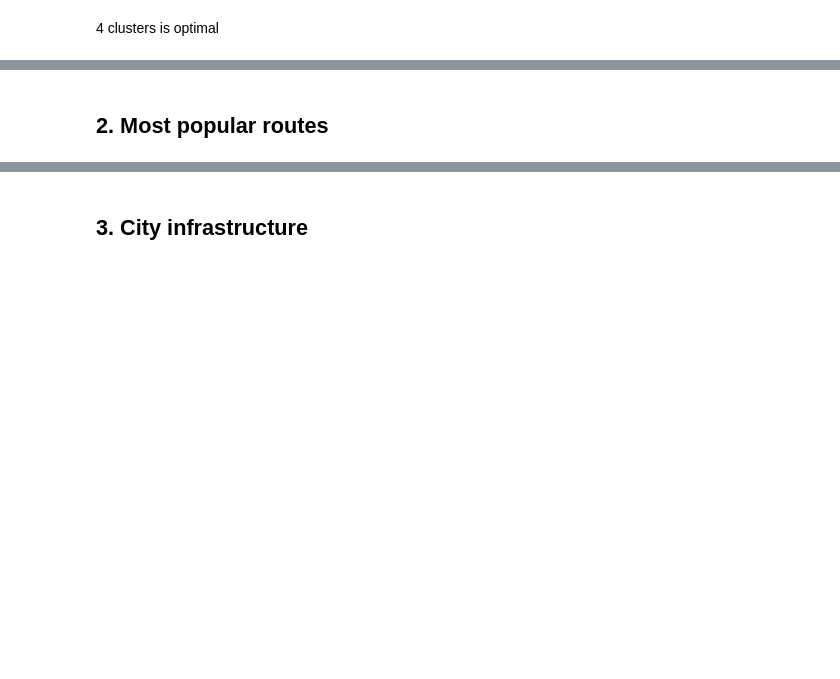
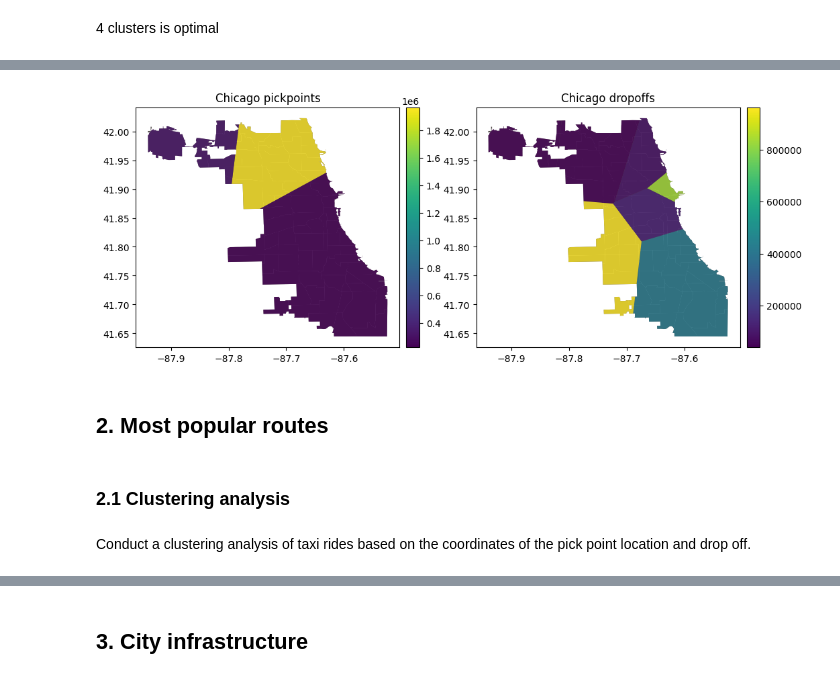
Before and after one commit to toptish/CityLife, a Jupyter notebook: citylife.ipynb, the cells around one changed output, grey strips where cells are left out. Cells and saved outputs as stored; diff of their text form; code cells hidden in the pictures; blank space fills up the shorter version.

```diff
--- a/citylife.ipynb
+++ b/citylife.ipynb
@@ -352,0 +487,8 @@ points and drop-offs.
+# %%
+pickups_clusters = pickups.groupby('pickup_cluster_kmeans')['Pickup Centroid Location'].count()
+pickups_clusters.sort_values(ascending=False)
+pickups_clusters_df = pd.DataFrame(pickups_clusters)
+pickups_clusters_df = pickups_clusters_df.rename(columns={'Pickup Centroid Location': 'kmeans_cluster_observations'}).reset_index()
+# %%
+pickup_polys_df_ = pickup_polys_df.reset_index().rename(columns={'index': 'pickup_cluster_kmeans'})
+pickup_polys_df_ = pickup_polys_df_.merge(pickups_clusters_df, on='pickup_cluster_kmeans')
@@ -352,0 +497,8 @@ points and drop-offs.
+# %%
+dropoffs_clusters = dropoffs.groupby('dropoff_cluster_kmeans')['Dropoff Centroid  Location'].count()
+dropoffs_clusters.sort_values(ascending=False)
+dropoffs_clusters_df = pd.DataFrame(dropoffs_clusters)
+dropoffs_clusters_df = dropoffs_clusters_df.rename(columns={'Dropoff Centroid  Location': 'kmeans_cluster_observations'}).reset_index()
+# %%
+dropoff_polys_df_ = dropoff_polys_df.reset_index().rename(columns={'index': 'dropoff_cluster_kmeans'})
+dropoff_polys_df_ = dropoff_polys_df_.merge(dropoffs_clusters_df, on='dropoff_cluster_kmeans')
@@ -353,2 +516,29 @@ points and drop-offs.
+# %%
+fig, (ax1, ax2) = plt.subplots(nrows=1, ncols=2, figsize = (12,10))
+df_map.plot(ax=ax1, color='#554d4d')
+# geo_pickups.plot(ax=ax1, cmap='Set2', column='pickup_cluster_kmeans', markersize=5)
+divider = make_axes_locatable(ax1)
+cax = divider.append_axes("right", size="5%", pad=0.1)
+pickup_polys_df_.plot(ax=ax1, cax=cax, cmap='viridis', column='kmeans_cluster_observations', alpha=0.8, legend=True)
+ax1.set_title('Chicago pickpoints')
+# geo_pickups_centers.plot(ax=ax1, color='#e2c1d2', markersize=30)
+
+df_map.plot(ax=ax2, color='#554d4d')
+divider = make_axes_locatable(ax2)
+cax = divider.append_axes("right", size="5%", pad=0.1)
+dropoff_polys_df_.plot(ax=ax2, cax=cax, cmap='viridis', column='kmeans_cluster_observations', alpha=0.8, legend=True)
+# geo_dropoffs.plot(ax=ax2, cmap='Set2', column='dropoff_cluster_kmeans', markersize=5)
+ax2.set_title('Chicago dropoffs')
+# geo_dropoffs_centers.plot(ax=ax2, color='#e2c1d2', markersize=30)
+
+
+plt.show()
+# %% [output]
+[figure, added]
 # %% [markdown]
 ## 2. Most popular routes
+# %% [markdown]
+### 2.1 Clustering analysis
+# %% [markdown]
+Conduct a clustering analysis of taxi rides based on the coordinates of the pick
+point location and drop off.
```
Also changed, not shown: parts of 98 cells of this notebook.
